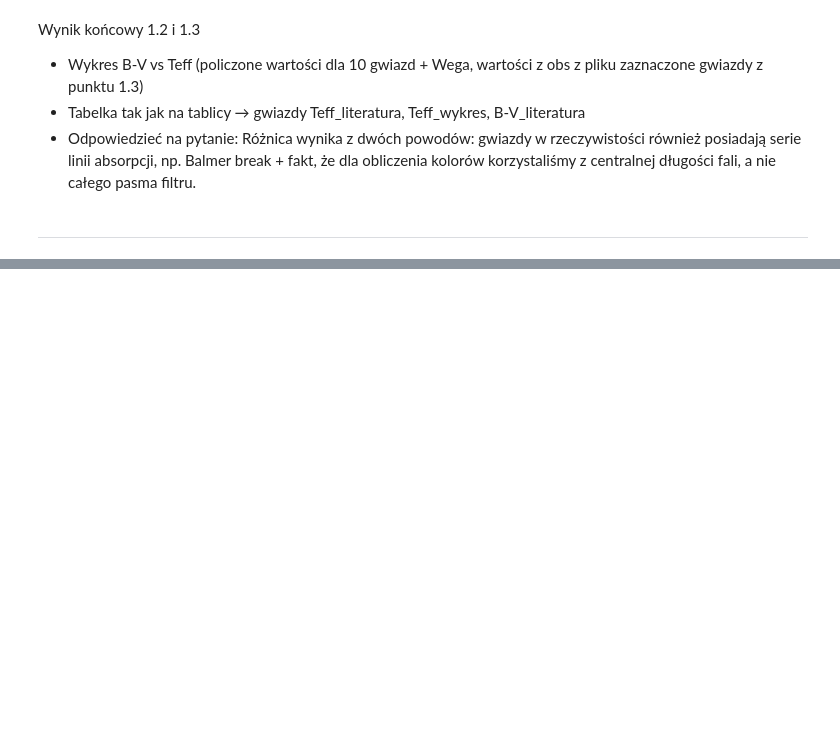
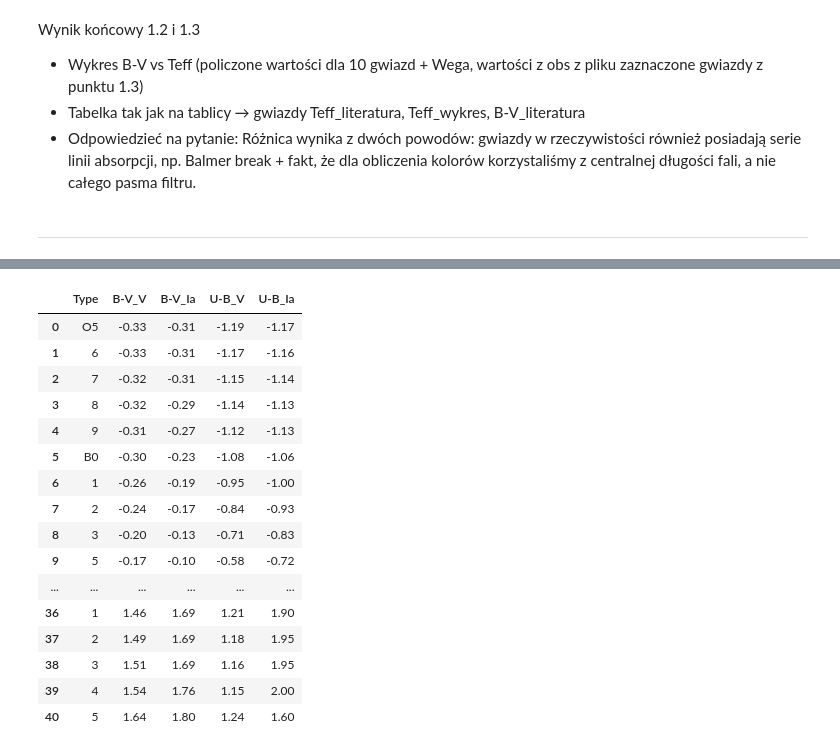
Before and after one commit to ASTR0MNSTR/univ_codes, a Jupyter notebook: 2025_2026/semester_02/inner_stars/lecture_02/colors.ipynb, the cells around one changed output, grey strips where cells are left out. Saved outputs shown, nothing was run; the diff lists cells and outputs as text; code cells hidden in the pictures; blank space fills up the shorter version.

```diff
--- a/2025_2026/semester_02/inner_stars/lecture_02/colors.ipynb
+++ b/2025_2026/semester_02/inner_stars/lecture_02/colors.ipynb
@@ -213,0 +232,24 @@ Wynik końcowy 1.2 i 1.3
+# %%
+import pandas as pd
+path_to_data = "/media/olehryz/Elements/progs/univ_codes/2025_2026/semester_02/inner_stars/data/Dane_B-V_Typ_Widmowy.dat"
+data = pd.read_csv(path_to_data, sep='\s+', comment='#', header=0)
+
+data
+# %% [output]
+|  | Type | B-V_V | B-V_Ia | U-B_V | U-B_Ia |
+| 0 | O5 | -0.33 | -0.31 | -1.19 | -1.17 |
+| 1 | 6 | -0.33 | -0.31 | -1.17 | -1.16 |
+| 2 | 7 | -0.32 | -0.31 | -1.15 | -1.14 |
+| 3 | 8 | -0.32 | -0.29 | -1.14 | -1.13 |
+| 4 | 9 | -0.31 | -0.27 | -1.12 | -1.13 |
+| 5 | B0 | -0.30 | -0.23 | -1.08 | -1.06 |
+| 6 | 1 | -0.26 | -0.19 | -0.95 | -1.00 |
+| 7 | 2 | -0.24 | -0.17 | -0.84 | -0.93 |
+| 8 | 3 | -0.20 | -0.13 | -0.71 | -0.83 |
+| 9 | 5 | -0.17 | -0.10 | -0.58 | -0.72 |
+| ... | ... | ... | ... | ... | ... |
+| 36 | 1 | 1.46 | 1.69 | 1.21 | 1.90 |
+| 37 | 2 | 1.49 | 1.69 | 1.18 | 1.95 |
+| 38 | 3 | 1.51 | 1.69 | 1.16 | 1.95 |
+| 39 | 4 | 1.54 | 1.76 | 1.15 | 2.00 |
+| 40 | 5 | 1.64 | 1.80 | 1.24 | 1.60 |
```
Also changed, not shown: parts of 6 cells of this notebook, 1 other file.
